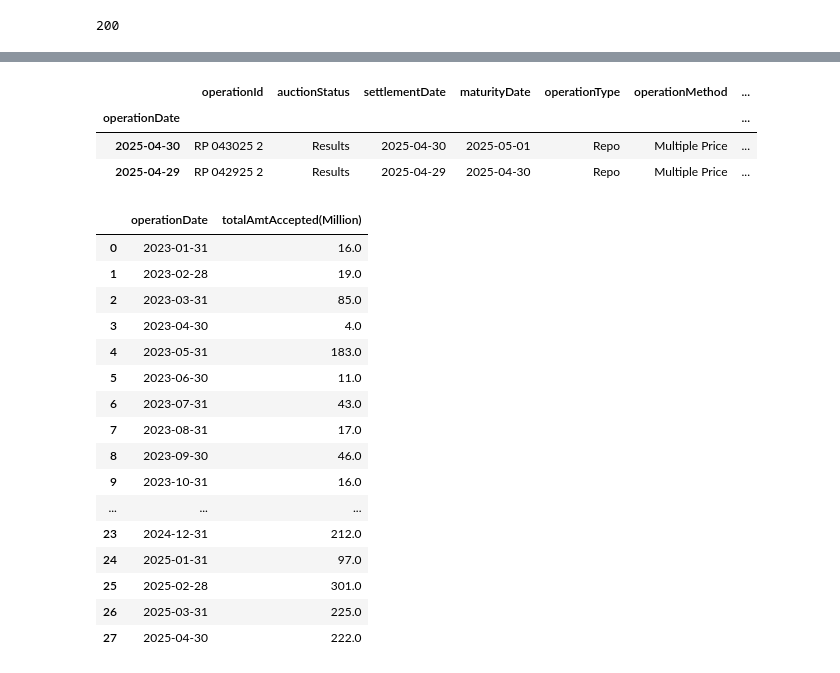
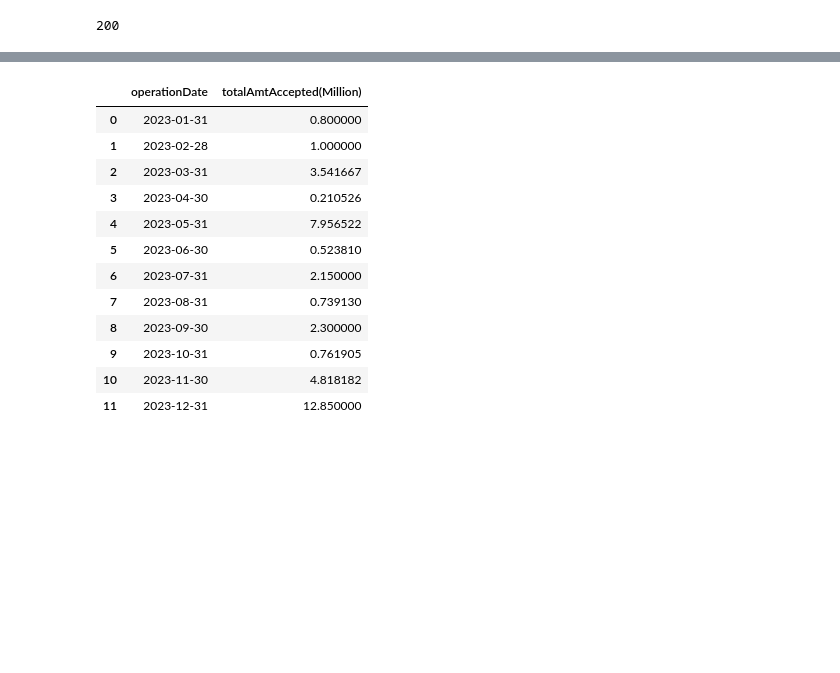
Before and after one commit to wiseorcool/repo-market-data, a Jupyter notebook: Repo_Market_Data.ipynb, the cells around one changed output, grey strips where cells are left out. Saved outputs shown, nothing was run; the diff lists cells and outputs as text; code cells hidden in the pictures; blank space fills up the shorter version.

```diff
--- a/Repo_Market_Data.ipynb
+++ b/Repo_Market_Data.ipynb
@@ -67,13 +67,17 @@ Cleaned_df = data_df.copy()
 # %%
 # collect the datetime and time columns in separate list
 date_col=  ["operationDate", "settlementDate", "maturityDate",  "lastUpdated"]
-time_col = ["closeTime","releaseTime"]
+
+#commenting as not required
+# time_col = ["closeTime","releaseTime"]
 # Apply the chages datetype to the cleaned_df data frame
 
 # change the data type of datetime columns
 Cleaned_df[date_col] = Cleaned_df[date_col].apply(pd.to_datetime)
 
+
+#commenting as not required
 # Loop through and apply the change of new data type to the time related columns
-for col in time_col:
-    Cleaned_df[col] = Cleaned_df[col].apply(pd.to_datetime).dt.time
-Cleaned_df.info()
+# for col in time_col:
+#     Cleaned_df[col] = Cleaned_df[col].apply(pd.to_datetime).dt.time
+# Cleaned_df.info()
@@ -183,0 +155,9 @@ print(len(Reverse_Repo_df))
+# %%
+# Convert the totalAmtAccepted field as million for Repo_df and rename the column name to reflect the same
+Repo_df["totalAmtAccepted"] = (Repo_df['totalAmtAccepted']/1e6).round(2)
+
+Repo_df.rename(columns={'totalAmtAccepted':'totalAmtAccepted(Million)'},inplace=True)
+
+# Convert the totalAmtAccepted field as Trillion for Reverse_Repo_df and rename the column name to reflect the same
+Reverse_Repo_df["totalAmtAccepted"] = (Reverse_Repo_df['totalAmtAccepted']/1e9).round(2)
+Reverse_Repo_df.rename(columns={'totalAmtAccepted':'totalAmtAccepted(Trillion)'},inplace=True)
@@ -185,23 +184,17 @@ print(len(Reverse_Repo_df))
 
 #Set the operating date as index
 Repo_df.set_index("operationDate", inplace=True)
-Repo_df.head(2)
-# %% [output]
-|  | operationId | auctionStatus | settlementDate | maturityDate | operationType | operationMethod | ... |
-| operationDate |  |  |  |  |  |  | ... |
-| 2025-04-30 | RP 043025 2 | Results | 2025-04-30 | 2025-05-01 | Repo | Multiple Price | ... |
-| 2025-04-29 | RP 042925 2 | Results | 2025-04-29 | 2025-04-30 | Repo | Multiple Price | ... |
 # %%
-#Make the repo DF aggregated for Weekly and Monthly distribution
+#Make the repo DF aggregated for Yearly and Monthly distribution
 
 
-# Resample weekly (W) or monthly (M)
-Repo_weekly_df = Repo_df[["totalAmtAccepted"]].resample("W").sum()
+# Resample Yearly (YE) or monthly (ME)
+Repo_yearly_df = Repo_df[["totalAmtAccepted(Million)"]].resample("YE").mean()
 
-Repo_monthly_df = Repo_df[["totalAmtAccepted"]].resample("ME").sum()
+Repo_monthly_df = Repo_df[["totalAmtAccepted(Million)"]].resample("ME").mean()
 
 #Remove all  index from the data frame
 
-Repo_weekly_df = Repo_weekly_df.reset_index()
+Repo_yearly_df = Repo_yearly_df.reset_index()
 Repo_monthly_df = Repo_monthly_df.reset_index()
 # %%
@@ -223,23 +214,16 @@ Reverse_Repo_monthly_df['totalAmtAccepted'] = (Reverse_Repo_monthly_df['totalAmt
-# %%
-Repo_monthly_df['totalAmtAccepted'] = (Repo_monthly_df['totalAmtAccepted']/1e6).round(2)
 # %%
-Repo_monthly_df.rename(columns={'totalAmtAccepted':'totalAmtAccepted(Million)'},inplace=True)
-Repo_monthly_df
+Repo_monthly_df.head(12)
 # %% [output]
 |  | operationDate | totalAmtAccepted(Million) |
-| 0 | 2023-01-31 | 16.0 |
-| 1 | 2023-02-28 | 19.0 |
-| 2 | 2023-03-31 | 85.0 |
-| 3 | 2023-04-30 | 4.0 |
-| 4 | 2023-05-31 | 183.0 |
-| 5 | 2023-06-30 | 11.0 |
-| 6 | 2023-07-31 | 43.0 |
-| 7 | 2023-08-31 | 17.0 |
-| 8 | 2023-09-30 | 46.0 |
-| 9 | 2023-10-31 | 16.0 |
-| ... | ... | ... |
-| 23 | 2024-12-31 | 212.0 |
-| 24 | 2025-01-31 | 97.0 |
-| 25 | 2025-02-28 | 301.0 |
-| 26 | 2025-03-31 | 225.0 |
-| 27 | 2025-04-30 | 222.0 |
+| 0 | 2023-01-31 | 0.800000 |
+| 1 | 2023-02-28 | 1.000000 |
+| 2 | 2023-03-31 | 3.541667 |
+| 3 | 2023-04-30 | 0.210526 |
+| 4 | 2023-05-31 | 7.956522 |
+| 5 | 2023-06-30 | 0.523810 |
+| 6 | 2023-07-31 | 2.150000 |
+| 7 | 2023-08-31 | 0.739130 |
+| 8 | 2023-09-30 | 2.300000 |
+| 9 | 2023-10-31 | 0.761905 |
+| 10 | 2023-11-30 | 4.818182 |
+| 11 | 2023-12-31 | 12.850000 |
```
Also changed, not shown: parts of 23 cells of this notebook.
